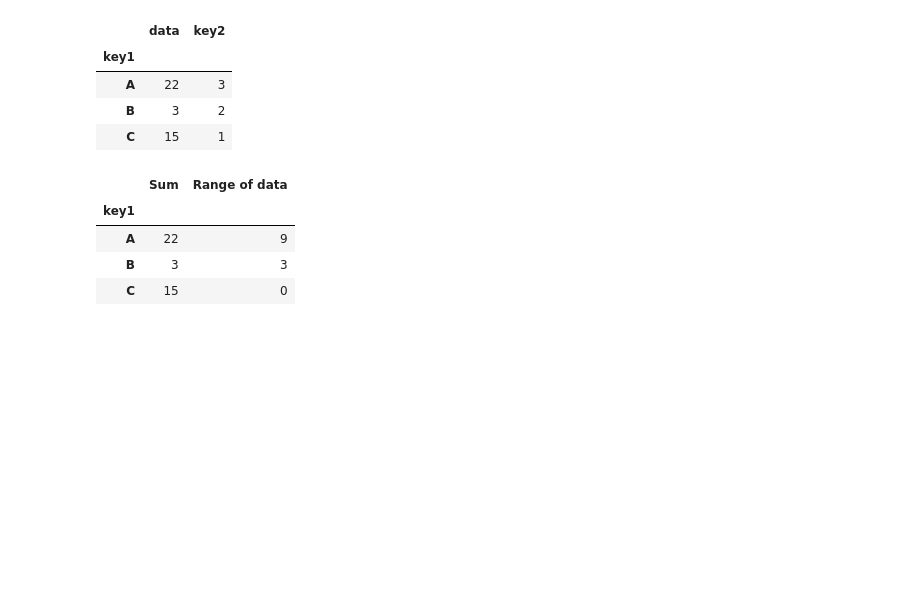
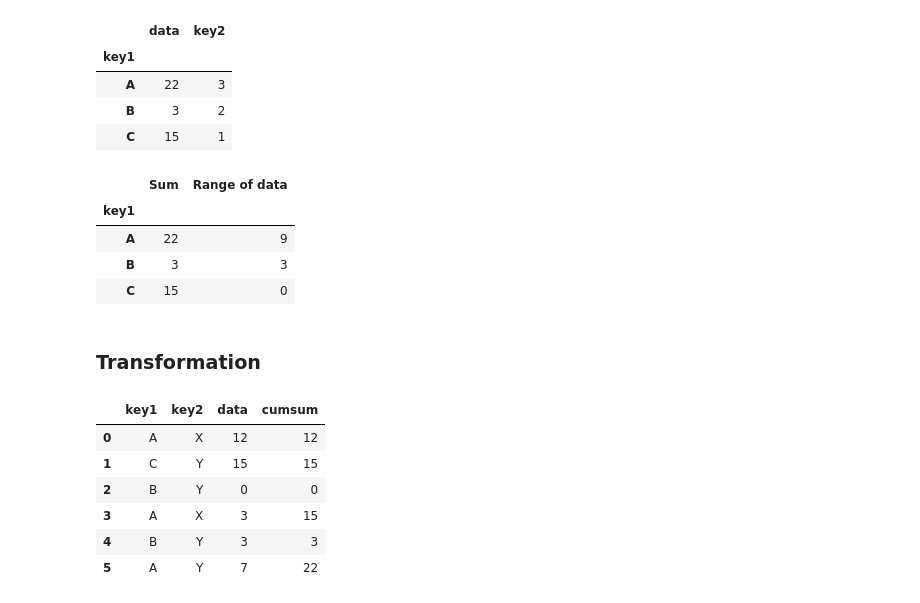
Before and after one commit to hc-sun/python-data-science, a Jupyter notebook: pandas.ipynb, the cells around one changed output. Saved outputs shown, nothing was run; the diff lists cells and outputs as text; code cells hidden in the pictures; blank space fills up the shorter version.

Commit message:
added transform and filter

```diff
--- a/pandas.ipynb
+++ b/pandas.ipynb
@@ -694,3 +694,17 @@ grouped['data'].agg([('Sum', 'sum'), ('Range of data', range_func)])
 | A | 22 | 9 |
 | B | 3 | 3 |
 | C | 15 | 0 |
+# %% [markdown]
+### Transformation
+# %%
+# built-in transformation functions
+df['cumsum'] = grouped["data"].cumsum()
+df
+# %% [output]
+|  | key1 | key2 | data | cumsum |
+| 0 | A | X | 12 | 12 |
+| 1 | C | Y | 15 | 15 |
+| 2 | B | Y | 0 | 0 |
+| 3 | A | X | 3 | 15 |
+| 4 | B | Y | 3 | 3 |
+| 5 | A | Y | 7 | 22 |
```
Also changed, not shown: parts of 8 cells of this notebook.
